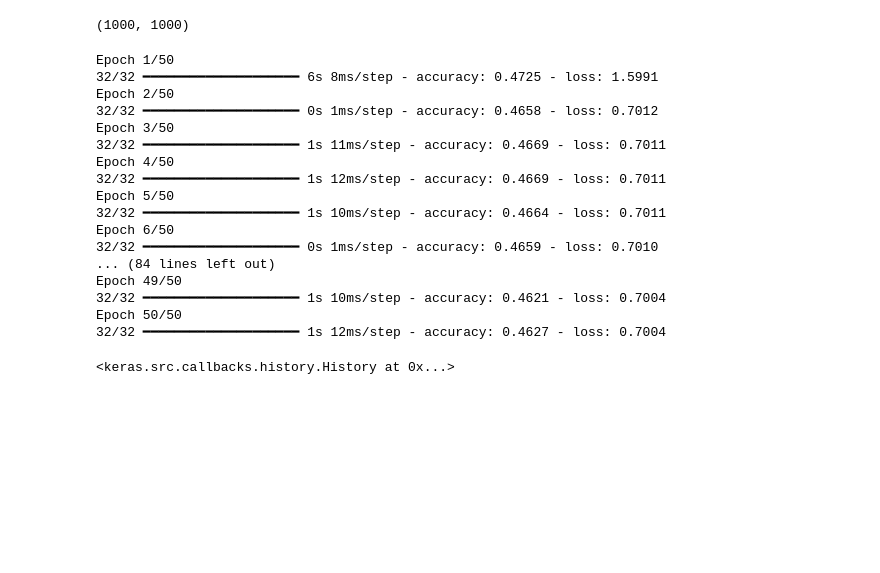
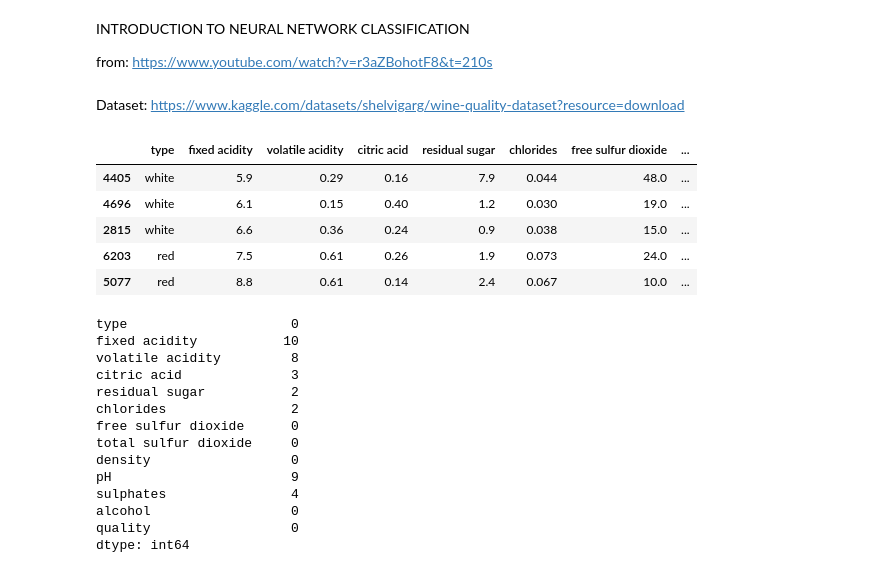
Before and after one commit to ayushstha123/MachineLearning, a Jupyter notebook: neural_net_classification.ipynb, the cells around one changed output. Cells and saved outputs as stored; diff of their text form; code cells hidden in the pictures; blank space fills up the shorter version.

Commit message:
wine quality prediction neural network

```diff
--- a/neural_net_classification.ipynb
+++ b/neural_net_classification.ipynb
@@ -64,41 +1,37 @@ X.shape,y.shape
-# %%
-#check how many data we are working with
-len(X),len(y)
-# %% [output]
-(1000, 1000)
-# %%
-#Steps in modelling
-import tensorflow as tf
-tf.random.set_seed(42)
-
-# 1. create the model
-model=tf.keras.Sequential([
-    tf.keras.layers.Dense(100),
-    tf.keras.layers.Dense(200),
-    tf.keras.layers.Dense(1)
-])
-
-model.compile(loss=tf.keras.losses.BinaryCrossentropy(),
-              optimizer=tf.keras.optimizers.SGD(),
-              metrics=["accuracy"]
-              )
-model.fit(X,y,epochs=50)
-# %% [output]
-Epoch 1/50
-32/32 ━━━━━━━━━━━━━━━━━━━━ 6s 8ms/step - accuracy: 0.4725 - loss: 1.5991
-Epoch 2/50
-32/32 ━━━━━━━━━━━━━━━━━━━━ 0s 1ms/step - accuracy: 0.4658 - loss: 0.7012
-Epoch 3/50
-32/32 ━━━━━━━━━━━━━━━━━━━━ 1s 11ms/step - accuracy: 0.4669 - loss: 0.7011
-Epoch 4/50
-32/32 ━━━━━━━━━━━━━━━━━━━━ 1s 12ms/step - accuracy: 0.4669 - loss: 0.7011
-Epoch 5/50
-32/32 ━━━━━━━━━━━━━━━━━━━━ 1s 10ms/step - accuracy: 0.4664 - loss: 0.7011
-Epoch 6/50
-32/32 ━━━━━━━━━━━━━━━━━━━━ 0s 1ms/step - accuracy: 0.4659 - loss: 0.7010
-... (84 lines left out)
-Epoch 49/50
-32/32 ━━━━━━━━━━━━━━━━━━━━ 1s 10ms/step - accuracy: 0.4621 - loss: 0.7004
-Epoch 50/50
-32/32 ━━━━━━━━━━━━━━━━━━━━ 1s 12ms/step - accuracy: 0.4627 - loss: 0.7004
-<keras.src.callbacks.history.History at 0x...>
+# %% [markdown]
+INTRODUCTION TO NEURAL NETWORK CLASSIFICATION
+
+from: https://www.youtube.com/watch?v=r3aZBohotF8&t=210s
+# %% [markdown]
+Dataset: https://www.kaggle.com/datasets/shelvigarg/wine-quality-dataset?resource=download
+# %%
+import numpy as np
+import pandas as pd
+df=pd.read_csv('assets/winequalityN.csv')
+# %%
+df.sample(5)
+# %% [output]
+|  | type | fixed acidity | volatile acidity | citric acid | residual sugar | chlorides | free sulfur dioxide | ... |
+| 4405 | white | 5.9 | 0.29 | 0.16 | 7.9 | 0.044 | 48.0 | ... |
+| 4696 | white | 6.1 | 0.15 | 0.40 | 1.2 | 0.030 | 19.0 | ... |
+| 2815 | white | 6.6 | 0.36 | 0.24 | 0.9 | 0.038 | 15.0 | ... |
+| 6203 | red | 7.5 | 0.61 | 0.26 | 1.9 | 0.073 | 24.0 | ... |
+| 5077 | red | 8.8 | 0.61 | 0.14 | 2.4 | 0.067 | 10.0 | ... |
+# %%
+#lets check if there are any missing values
+df.isnull().sum() #The df.isnull().sum() function in pandas is used to count the number of missing (NaN) values in each column of a DataFrame.
+# %% [output]
+type                     0
+fixed acidity           10
+volatile acidity         8
+citric acid              3
+residual sugar           2
+chlorides                2
+free sulfur dioxide      0
+total sulfur dioxide     0
+density                  0
+pH                       9
+sulphates                4
+alcohol                  0
+quality                  0
+dtype: int64
```
Also changed, not shown: parts of 35 cells of this notebook, 1 other file.
